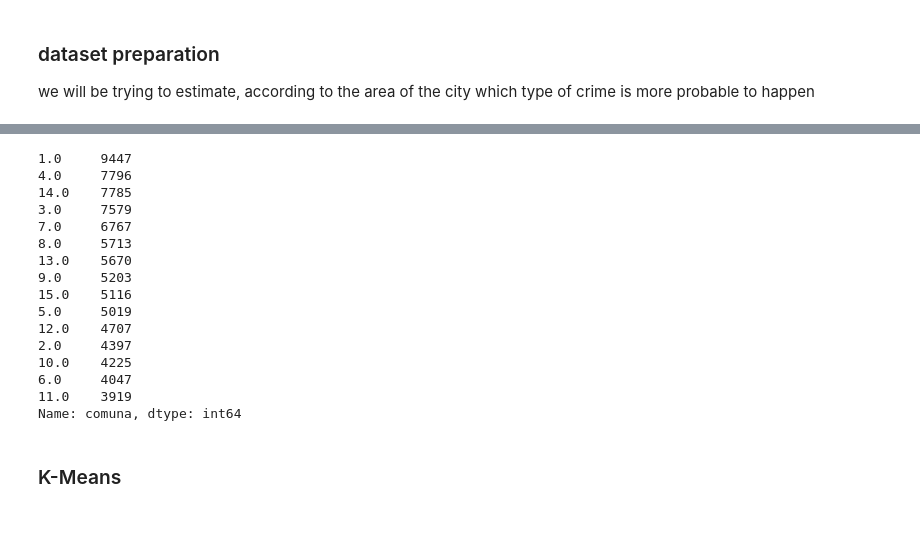
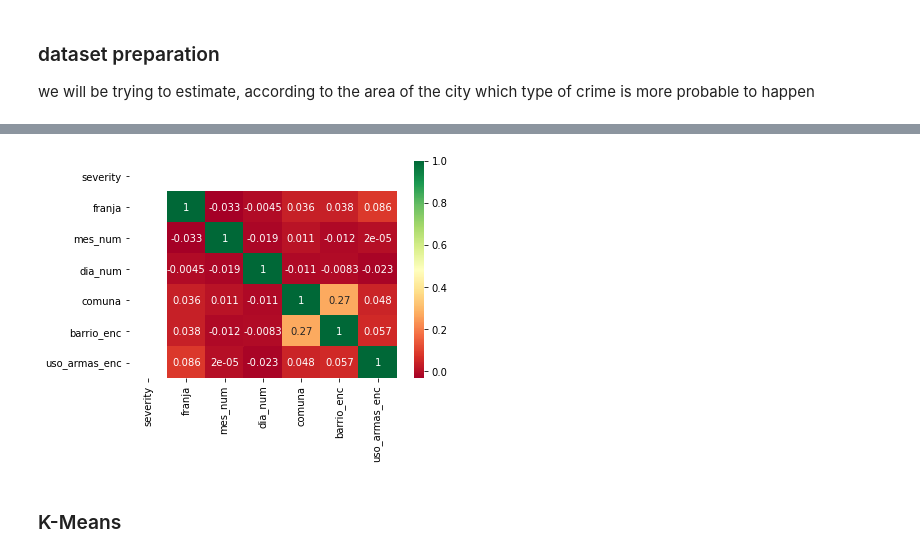
Before and after one commit to nraffa/ML-fun-ride, a Jupyter notebook: k-means/kmeans.ipynb, the cells around one changed output, grey strips where cells are left out. Saved outputs shown, nothing was run; the diff lists cells and outputs as text; code cells hidden in the pictures; blank space fills up the shorter version.

```diff
--- a/k-means/kmeans.ipynb
+++ b/k-means/kmeans.ipynb
@@ -92,6 +149,0 @@ The quantity of rows before 88567 and after 87390 the missing values treatment
-# %%
-#convert the categorical variables to numerical
-df_kmeans['uso_armas'] = df_kmeans['uso_armas'].astype('category')
-
-#2: Arma de fuego , 1: Arma cortante, 0: No usa arma
-df_kmeans['uso_armas'] = df_kmeans['uso_armas'].cat.codes
@@ -105,7 +156,10 @@ from sklearn.preprocessing import LabelEncoder
 # Set up the LabelEncoder object
 enc = LabelEncoder()
 
-#Apply the encoding to the categorical features
+#Apply the encoding to the barrio feature
 df_kmeans['barrio_enc'] = enc.fit_transform(df_kmeans['barrio'])
+
+#Apply the encoding to the uso_armas feature
+df_kmeans['uso_armas_enc'] = enc.fit_transform(df_kmeans['uso_armas'])
 # %%
 # Compare the two columns (sckit label encoder)
@@ -120,23 +188,10 @@ print(df_kmeans[['barrio','barrio_enc']].head())
-# %%
-print()
-df_kmeans.comuna.value_counts()
-# %% [output]
-1.0     9447
-4.0     7796
-14.0    7785
-3.0     7579
-7.0     6767
-8.0     5713
-13.0    5670
-9.0     5203
-15.0    5116
-5.0     5019
-12.0    4707
-2.0     4397
-10.0    4225
-6.0     4047
-11.0    3919
-Name: comuna, dtype: int64
+# %%
+#Analyze again the correlation of the variables with the new encoding
+corr = df_kmeans.corr()
+sns.heatmap(corr, xticklabels=corr.columns.values, yticklabels=corr.columns.values, annot=True, cmap='RdYlGn')
+plt.show()
+# %% [output]
+[figure, added]
 # %% [markdown]
 ### K-Means ###
 # %%
```
Also changed, not shown: parts of 13 cells of this notebook.
